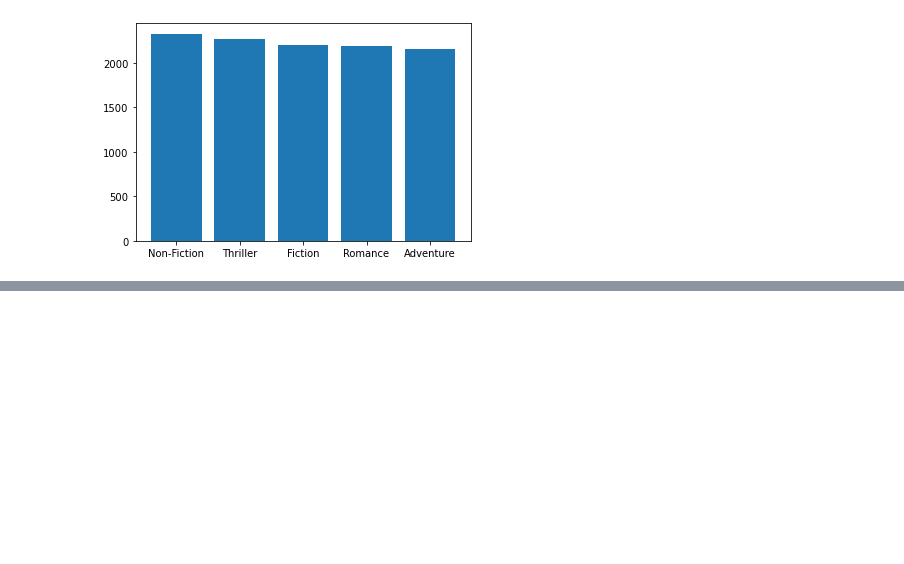
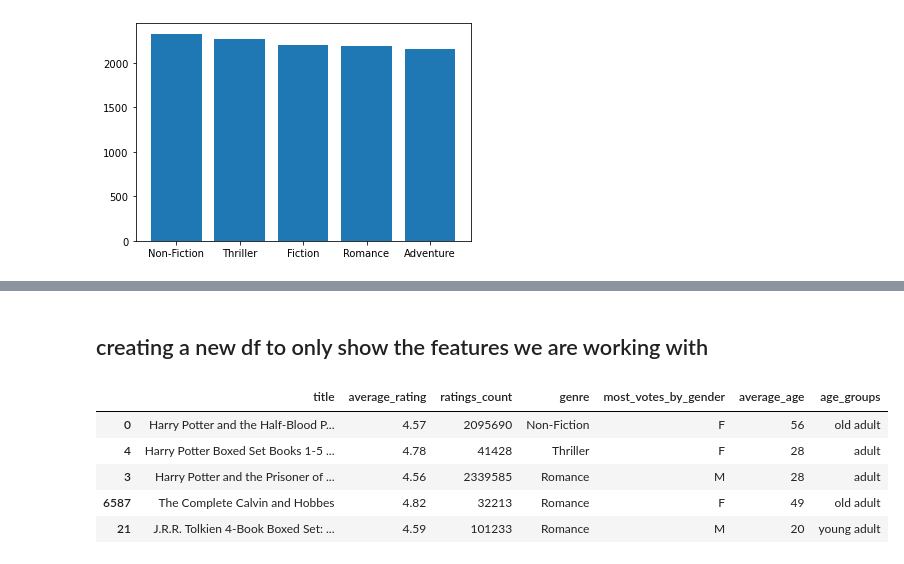
Before and after one commit to yurii151/final_project, a Jupyter notebook: books_w_genre_test.ipynb, the cells around one changed output, grey strips where cells are left out. Cells and saved outputs as stored; diff of their text form; code cells hidden in the pictures; blank space fills up the shorter version.

```diff
--- a/books_w_genre_test.ipynb
+++ b/books_w_genre_test.ipynb
@@ -145,0 +204,13 @@ plt.bar(x_axis, y_axis)
+# %% [markdown]
+## creating a new df to only show the features we are working with
+# %%
+## create new df2 with book title, average_rating, ratings_count, genre, most_votes_by_gender, average_age, age groups
+df2 = df[['title', 'average_rating', 'ratings_count', 'genre', 'most_votes_by_gender', 'average_age', 'age_groups']]
+df2.head()
+# %% [output]
+|  | title | average_rating | ratings_count | genre | most_votes_by_gender | average_age | age_groups |
+| 0 | Harry Potter and the Half-Blood P... | 4.57 | 2095690 | Non-Fiction | F | 56 | old adult |
+| 4 | Harry Potter Boxed Set Books 1-5 ... | 4.78 | 41428 | Thriller | F | 28 | adult |
+| 3 | Harry Potter and the Prisoner of ... | 4.56 | 2339585 | Romance | M | 28 | adult |
+| 6587 | The Complete Calvin and Hobbes | 4.82 | 32213 | Romance | F | 49 | old adult |
+| 21 | J.R.R. Tolkien 4-Book Boxed Set: ... | 4.59 | 101233 | Romance | M | 20 | young adult |
```
Also changed, not shown: parts of 33 cells of this notebook.
